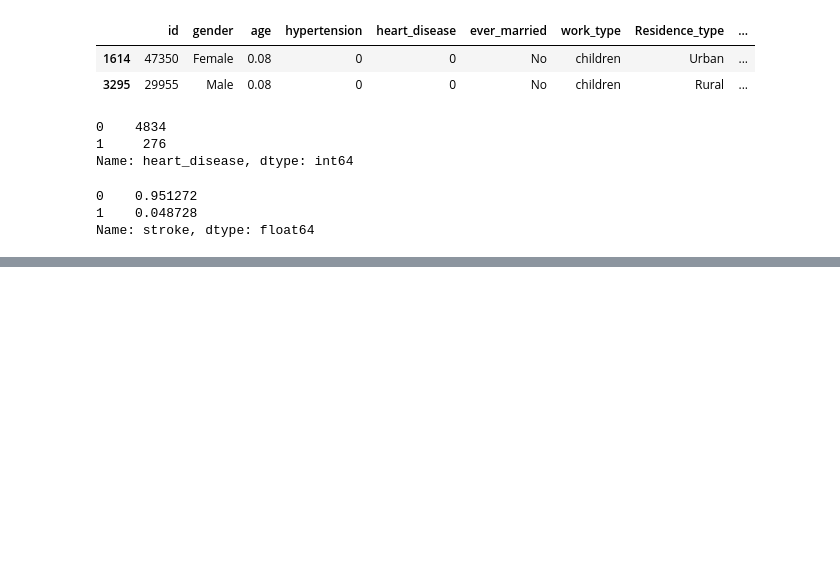
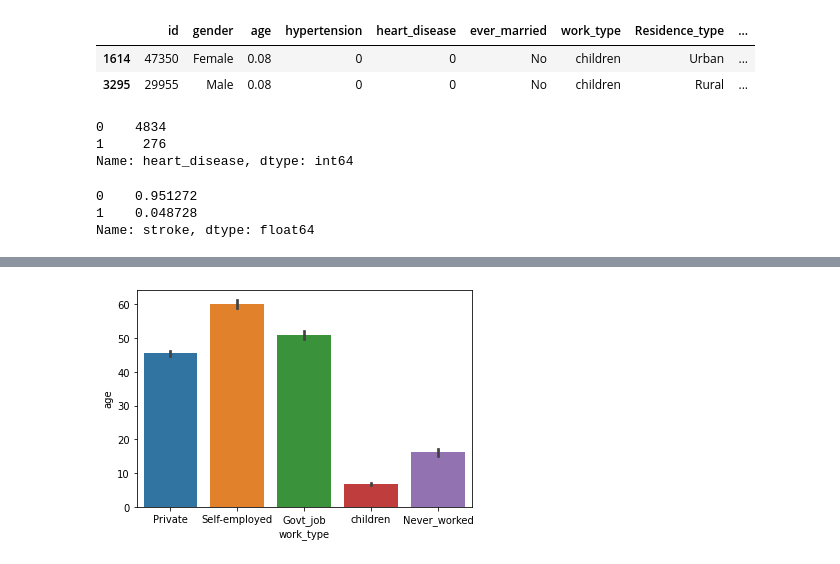
Before and after one commit to Davianka/stroke-prediction, a Jupyter notebook: project_2.ipynb, the cells around one changed output, grey strips where cells are left out. Saved outputs shown, nothing was run; the diff lists cells and outputs as text; code cells hidden in the pictures; blank space fills up the shorter version.

```diff
--- a/project_2.ipynb
+++ b/project_2.ipynb
@@ -210,0 +246,4 @@ Name: stroke, dtype: float64
+# %%
+sns.barplot(data=df, y='age', x='work_type');
+# %% [output]
+[figure, added]
```
Also changed, not shown: parts of 9 cells of this notebook.
